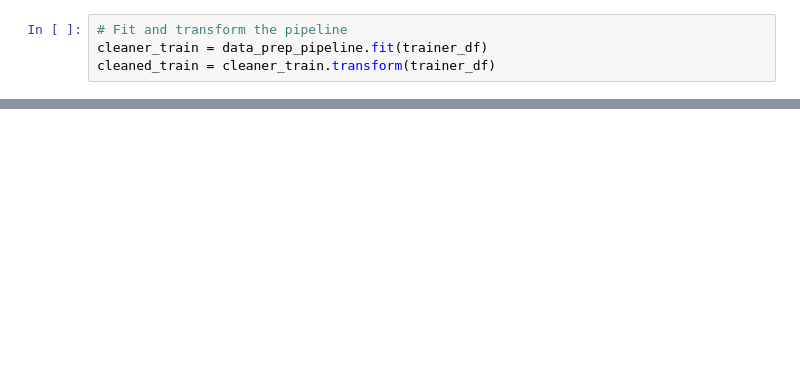
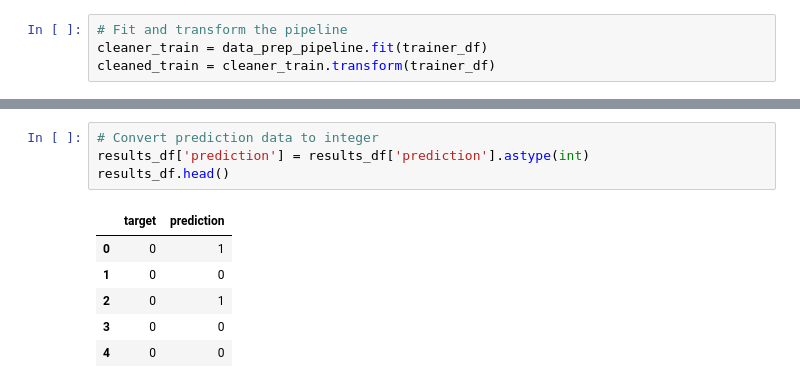
Before and after one commit to trt38/Final_Project, a Jupyter notebook: Final_Project.ipynb, the cells around one changed output, grey strips where cells are left out. Saved outputs shown, nothing was run; the diff lists cells and outputs as text; blank space fills up the shorter version.

```diff
--- a/Final_Project.ipynb
+++ b/Final_Project.ipynb
@@ -183,0 +176,11 @@ Accuracy of model at predicting disaster tweets was: 0.769555
+# %%
+# Convert prediction data to integer
+results_df['prediction'] = results_df['prediction'].astype(int)
+results_df.head()
+# %% [output]
+|  | target | prediction |
+| 0 | 0 | 1 |
+| 1 | 0 | 0 |
+| 2 | 0 | 1 |
+| 3 | 0 | 0 |
+| 4 | 0 | 0 |
```
Also changed, not shown: parts of 33 cells of this notebook, 1 other file.
